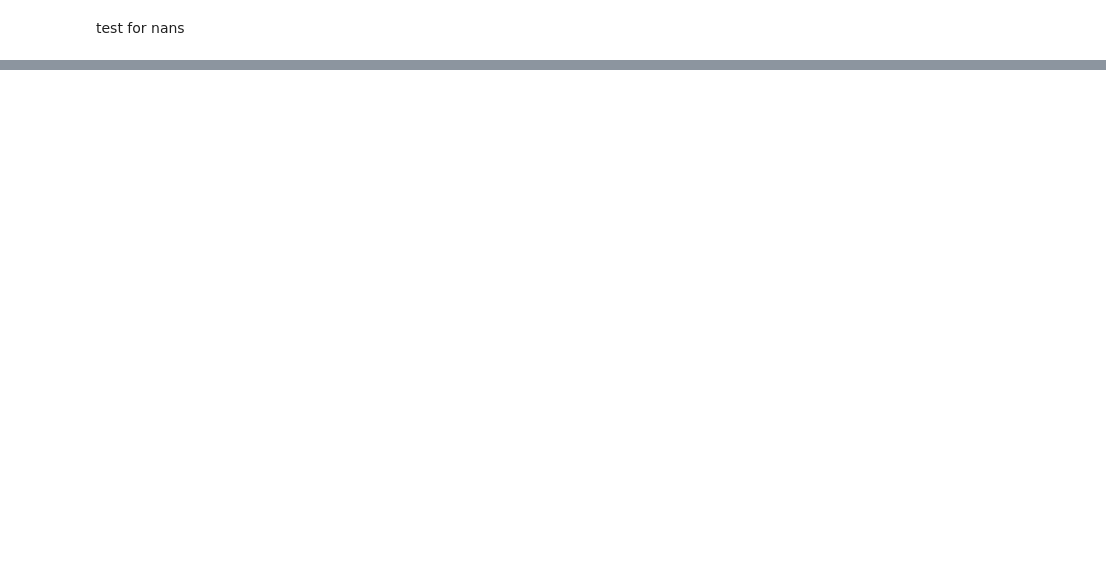
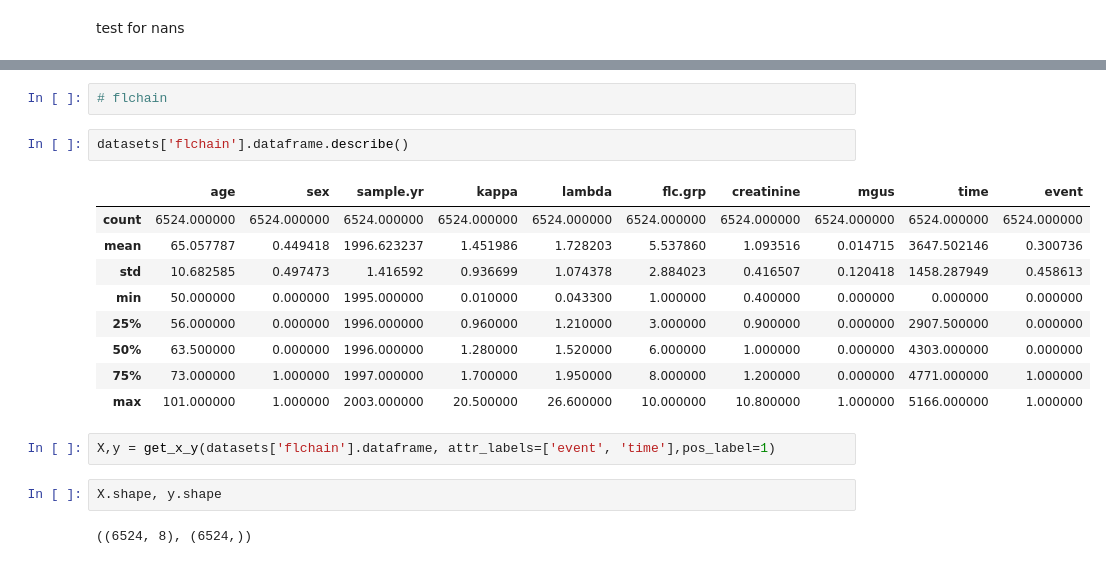
Before and after one commit to compbiomed-unito/survhive, a Jupyter notebook: jupyter_examples/datasets.ipynb, the cells around one changed output, grey strips where cells are left out. Drawn from its saved outputs; the diff is of its cells as text; blank space fills up the shorter version.

```diff
--- a/jupyter_examples/datasets.ipynb
+++ b/jupyter_examples/datasets.ipynb
@@ -56,3 +55,23 @@ sfdm2_no(M2 and SIP pres)     0
 event                         0
 time                          0
 dtype: int64
+# %%
+# flchain
+# %%
+datasets['flchain'].dataframe.describe()
+# %% [output]
+|  | age | sex | sample.yr | kappa | lambda | flc.grp | creatinine | mgus | time | event |
+| count | 6524.000000 | 6524.000000 | 6524.000000 | 6524.000000 | 6524.000000 | 6524.000000 | 6524.000000 | 6524.000000 | 6524.000000 | 6524.000000 |
+| mean | 65.057787 | 0.449418 | 1996.623237 | 1.451986 | 1.728203 | 5.537860 | 1.093516 | 0.014715 | 3647.502146 | 0.300736 |
+| std | 10.682585 | 0.497473 | 1.416592 | 0.936699 | 1.074378 | 2.884023 | 0.416507 | 0.120418 | 1458.287949 | 0.458613 |
+| min | 50.000000 | 0.000000 | 1995.000000 | 0.010000 | 0.043300 | 1.000000 | 0.400000 | 0.000000 | 0.000000 | 0.000000 |
+| 25% | 56.000000 | 0.000000 | 1996.000000 | 0.960000 | 1.210000 | 3.000000 | 0.900000 | 0.000000 | 2907.500000 | 0.000000 |
+| 50% | 63.500000 | 0.000000 | 1996.000000 | 1.280000 | 1.520000 | 6.000000 | 1.000000 | 0.000000 | 4303.000000 | 0.000000 |
+| 75% | 73.000000 | 1.000000 | 1997.000000 | 1.700000 | 1.950000 | 8.000000 | 1.200000 | 0.000000 | 4771.000000 | 1.000000 |
+| max | 101.000000 | 1.000000 | 2003.000000 | 20.500000 | 26.600000 | 10.000000 | 10.800000 | 1.000000 | 5166.000000 | 1.000000 |
+# %%
+X,y = get_x_y(datasets['flchain'].dataframe, attr_labels=['event', 'time'],pos_label=1)
+# %%
+X.shape, y.shape
+# %% [output]
+((6524, 8), (6524,))
```
Also changed, not shown: parts of 10 cells of this notebook, 5 other files.
